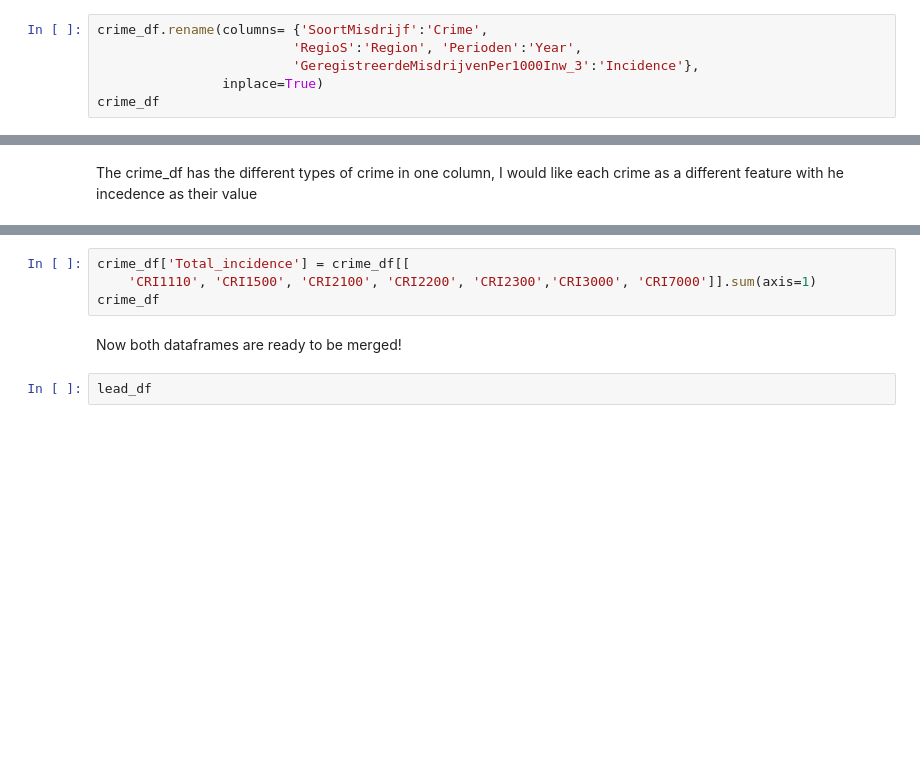
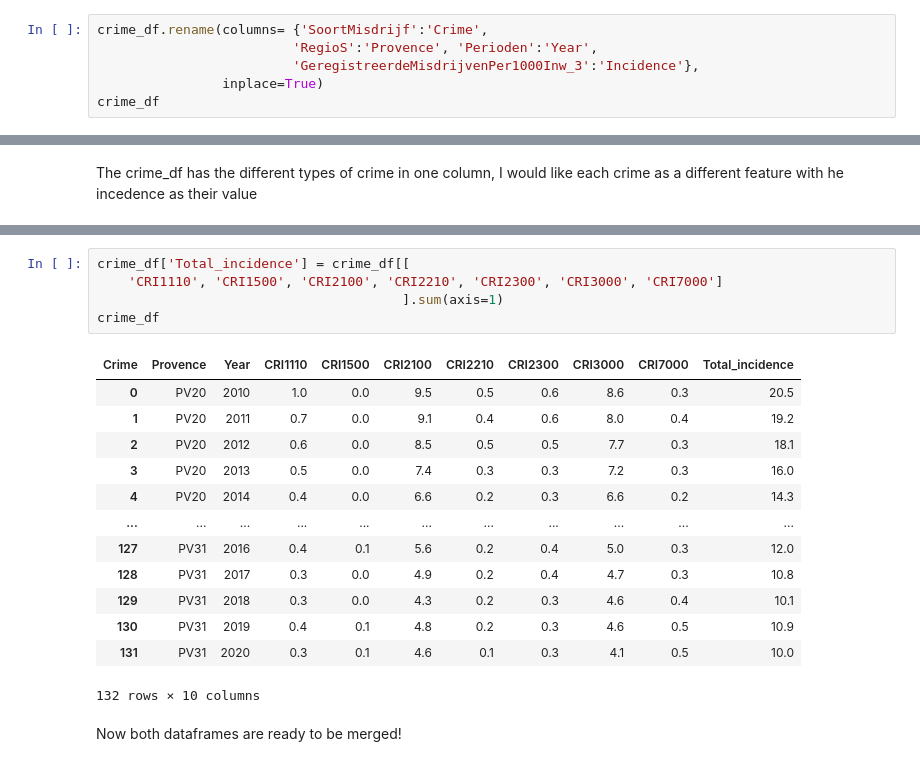
Before and after one commit to JMenzingaST/Lead_Crime_NL, a Jupyter notebook: Main.ipynb, the cells around one changed output, grey strips where cells are left out. Saved outputs shown, nothing was run; the diff lists cells and outputs as text; blank space fills up the shorter version.

```diff
--- a/Main.ipynb
+++ b/Main.ipynb
@@ -104,7 +114,7 @@ lead_df = pd.read_csv(config['lead'], delimiter=';')
 First I'll have a look at crime_df
 # %%
 crime_df.rename(columns= {'SoortMisdrijf':'Crime',
-                         'RegioS':'Region', 'Perioden':'Year',
+                         'RegioS':'Provence', 'Perioden':'Year',
                          'GeregistreerdeMisdrijvenPer1000Inw_3':'Incidence'},
                 inplace=True)
 crime_df
@@ -199,9 +408,22 @@ crime_df
 # %%
 crime_df['Total_incidence'] = crime_df[[
-    'CRI1110', 'CRI1500', 'CRI2100', 'CRI2200', 'CRI2300','CRI3000', 'CRI7000']].sum(axis=1)
+    'CRI1110', 'CRI1500', 'CRI2100', 'CRI2210', 'CRI2300', 'CRI3000', 'CRI7000']
+                                       ].sum(axis=1)
 crime_df
+# %% [output]
+| Crime | Provence | Year | CRI1110 | CRI1500 | CRI2100 | CRI2210 | CRI2300 | CRI3000 | CRI7000 | Total_incidence |
+| 0 | PV20 | 2010 | 1.0 | 0.0 | 9.5 | 0.5 | 0.6 | 8.6 | 0.3 | 20.5 |
+| 1 | PV20 | 2011 | 0.7 | 0.0 | 9.1 | 0.4 | 0.6 | 8.0 | 0.4 | 19.2 |
+| 2 | PV20 | 2012 | 0.6 | 0.0 | 8.5 | 0.5 | 0.5 | 7.7 | 0.3 | 18.1 |
+| 3 | PV20 | 2013 | 0.5 | 0.0 | 7.4 | 0.3 | 0.3 | 7.2 | 0.3 | 16.0 |
+| 4 | PV20 | 2014 | 0.4 | 0.0 | 6.6 | 0.2 | 0.3 | 6.6 | 0.2 | 14.3 |
+| ... | ... | ... | ... | ... | ... | ... | ... | ... | ... | ... |
+| 127 | PV31 | 2016 | 0.4 | 0.1 | 5.6 | 0.2 | 0.4 | 5.0 | 0.3 | 12.0 |
+| 128 | PV31 | 2017 | 0.3 | 0.0 | 4.9 | 0.2 | 0.4 | 4.7 | 0.3 | 10.8 |
+| 129 | PV31 | 2018 | 0.3 | 0.0 | 4.3 | 0.2 | 0.3 | 4.6 | 0.4 | 10.1 |
+| 130 | PV31 | 2019 | 0.4 | 0.1 | 4.8 | 0.2 | 0.3 | 4.6 | 0.5 | 10.9 |
+| 131 | PV31 | 2020 | 0.3 | 0.1 | 4.6 | 0.1 | 0.3 | 4.1 | 0.5 | 10.0 |
+132 rows × 10 columns
 # %% [markdown]
 Now both dataframes are ready to be merged!
-# %%
-lead_df
 # %%
```
Also changed, not shown: parts of 33 cells of this notebook.
